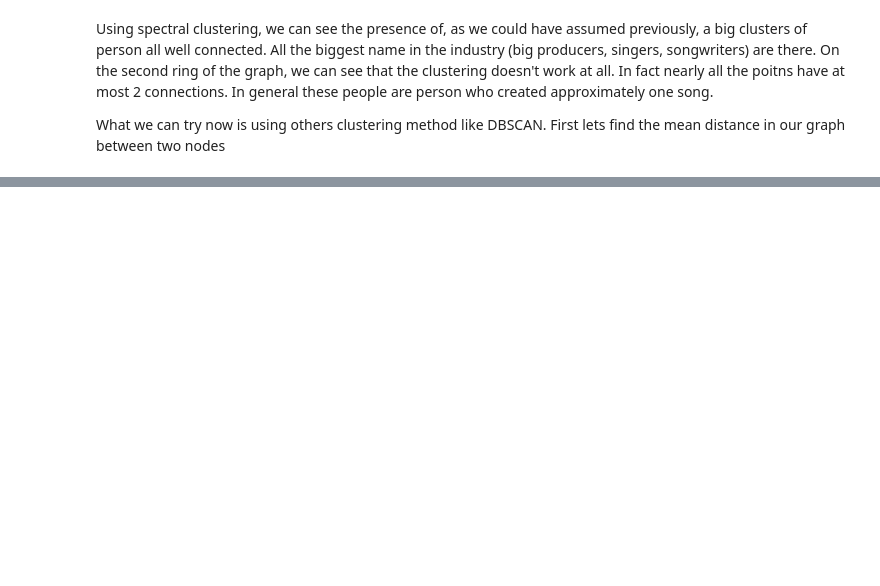
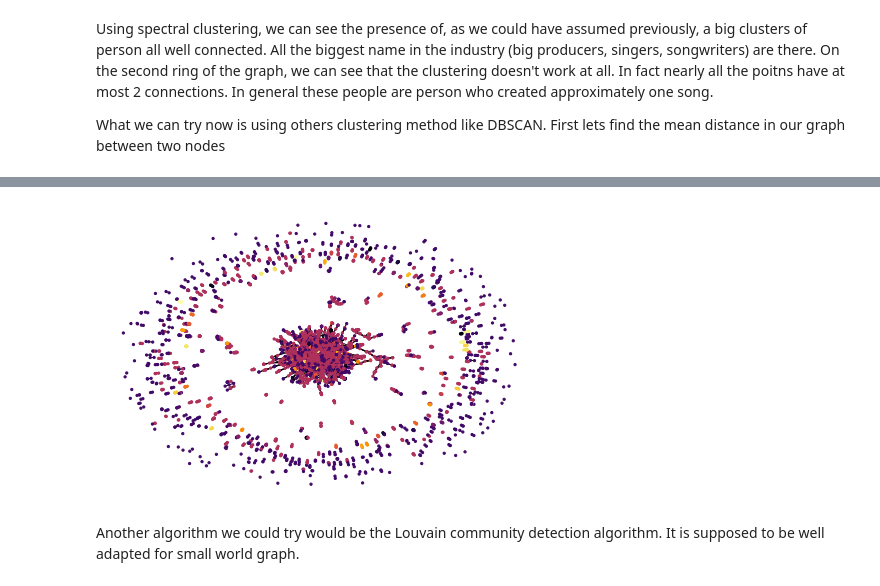
Before and after one commit to SachaLeblanc/NTDS_final, a Jupyter notebook: NTDS_processing_of_the_data.ipynb, the cells around one changed output, grey strips where cells are left out. Drawn from its saved outputs; the diff is of its cells as text; code cells hidden in the pictures; blank space fills up the shorter version.

```diff
--- a/NTDS_processing_of_the_data.ipynb
+++ b/NTDS_processing_of_the_data.ipynb
@@ -644,10 +698,11 @@ print(eps)
 # %%
 from sklearn.cluster import DBSCAN
 
-clustering = DBSCAN(eps=eps, min_samples=2).fit(adjacency)
+clustering = DBSCAN(eps=eps/3, min_samples=5).fit(adjacency)
 # %%
-color_map = []
-number_of_clusters = set(clustering.labels_)
+color_map = {}
+number_of_clusters = len(set(clustering.labels_))
+list_of_colors = random.sample(Inferno256, number_of_clusters)
 
 for i, label in enumerate(clustering.labels_):
-    color_map.append(Inferno256[-label])
+    color_map[i] = list_of_colors[label]
@@ -654,2 +712,6 @@ for i, label in enumerate(clustering.labels_):
 # %%
-nx.draw(G_person, node_size=5, node_color=color_map, with_labels=False)
+nx.draw(G_person, node_size=5, node_color=color_map.values(), with_labels=False)
+# %% [output]
+[figure, added]
+# %% [markdown]
+Another algorithm we could try would be the Louvain community detection algorithm. It is supposed to be well adapted for small world graph.
```
Also changed, not shown: parts of 38 cells of this notebook.
